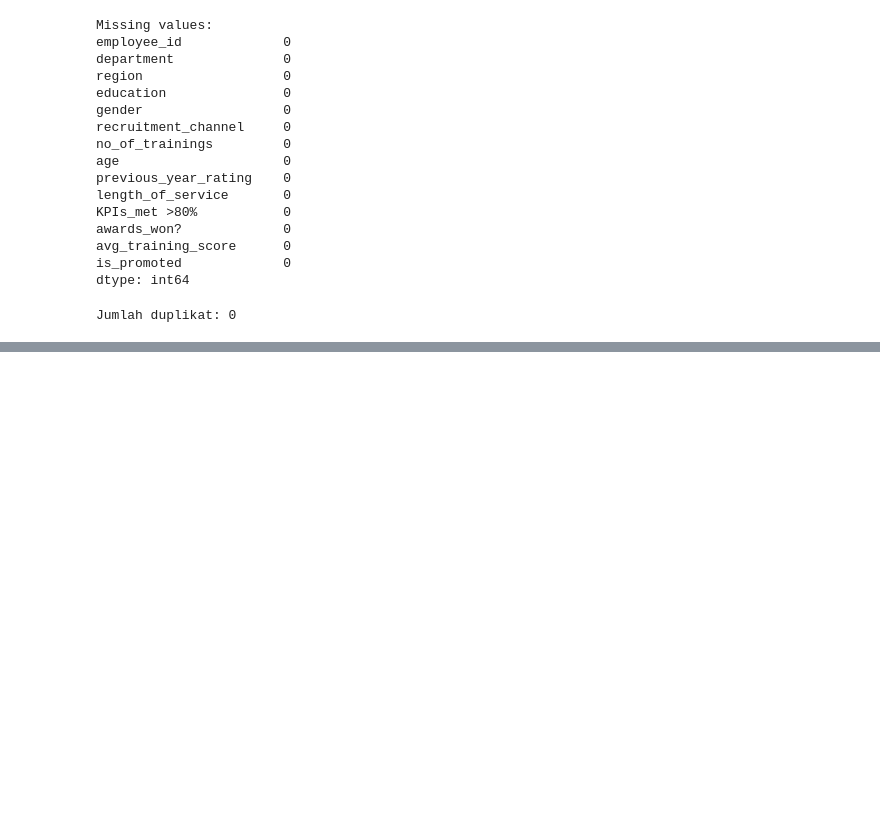
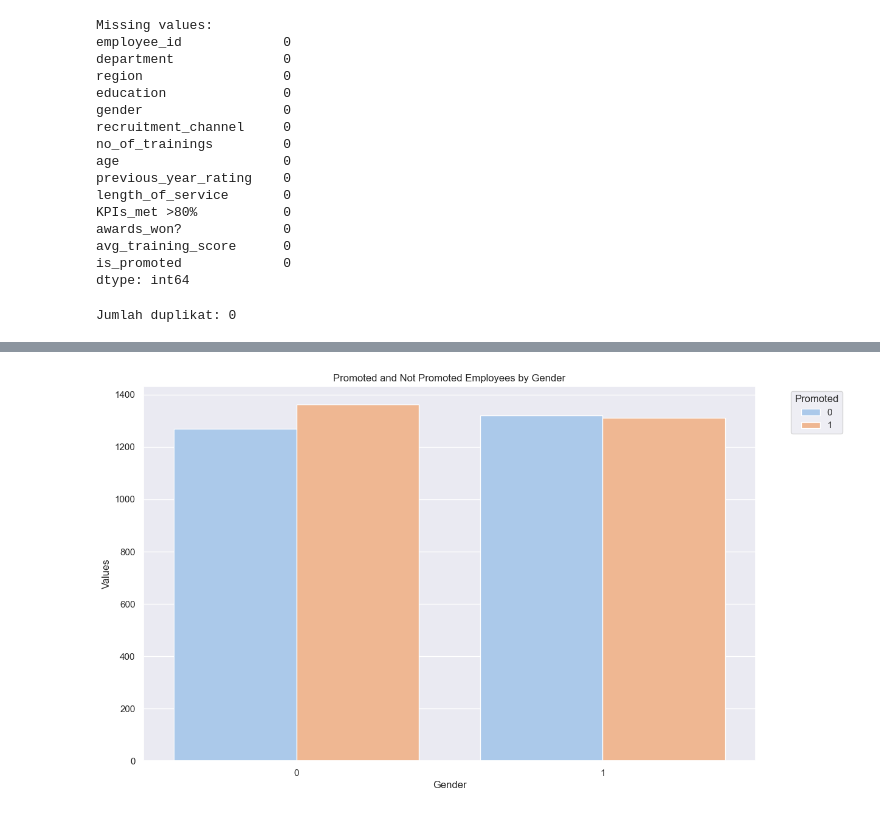
Before and after one commit to Hiruya/Stafflink_Model, a Jupyter notebook: Data_Preparation.ipynb, the cells around one changed output, grey strips where cells are left out. Saved outputs shown, nothing was run; the diff lists cells and outputs as text; code cells hidden in the pictures; blank space fills up the shorter version.

```diff
--- a/Data_Preparation.ipynb
+++ b/Data_Preparation.ipynb
@@ -167,3 +199,20 @@ balanced_df = pd.concat([promoted_df, not_promoted_sampled])
+# %%
+# --- 4. Visualisasi Promosi berdasarkan Jenis Kelamin ---
+import matplotlib.pyplot as plt
+import seaborn as sns
+sns.set_theme(style='darkgrid')
+sns.set_palette("pastel")
+
+gender = pd.DataFrame(balanced_df.groupby("is_promoted").gender.value_counts().reset_index(name='Values'))
+
+plt.figure(figsize=(13, 8))
+sns.barplot(x='gender', y='Values', data=gender, hue='is_promoted')
+plt.title("Promoted and Not Promoted Employees by Gender")
+plt.legend(title='Promoted', bbox_to_anchor=(1.05, 1), loc='upper left')
+plt.xlabel('Gender')
+plt.show()
+# %% [output]
+[figure, added]
 # %%
 # ---Menyimpan Data ke MongoDB---
 client = MongoClient("mongodb://localhost:27017/")
```
Also changed, not shown: parts of 11 cells of this notebook, 6 other files.
